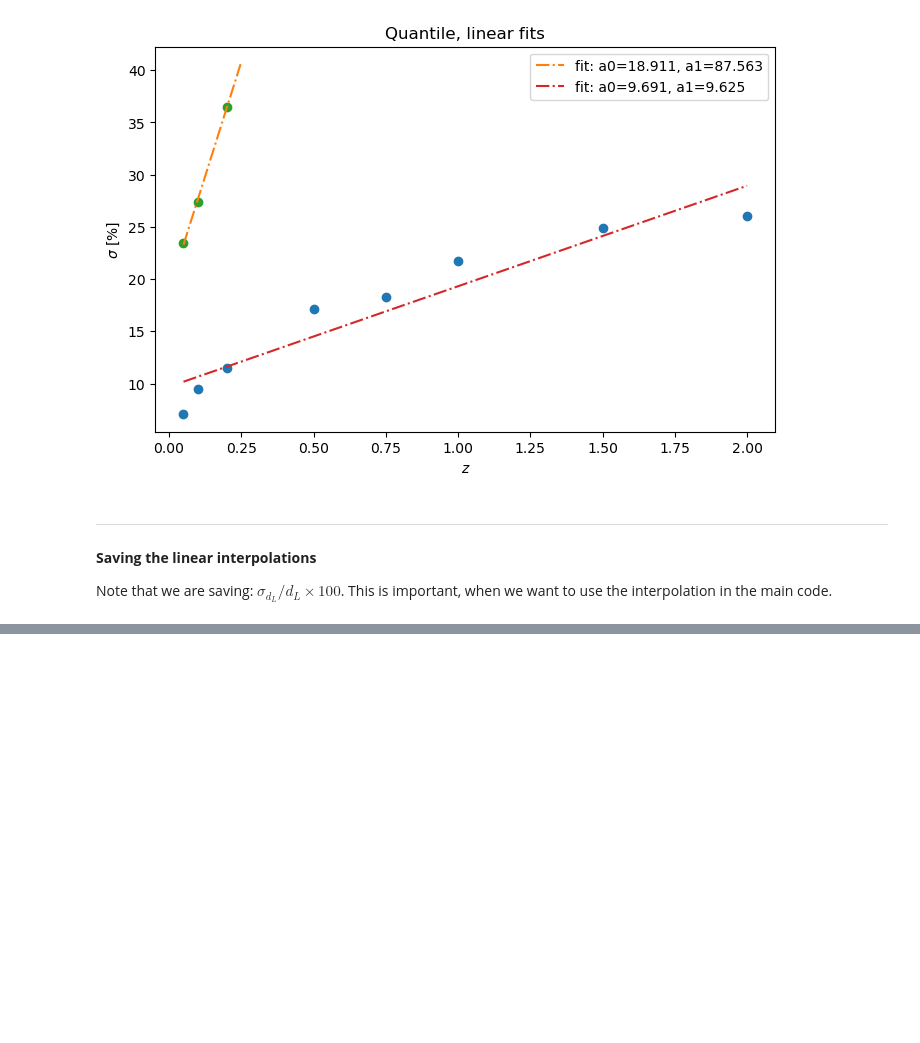
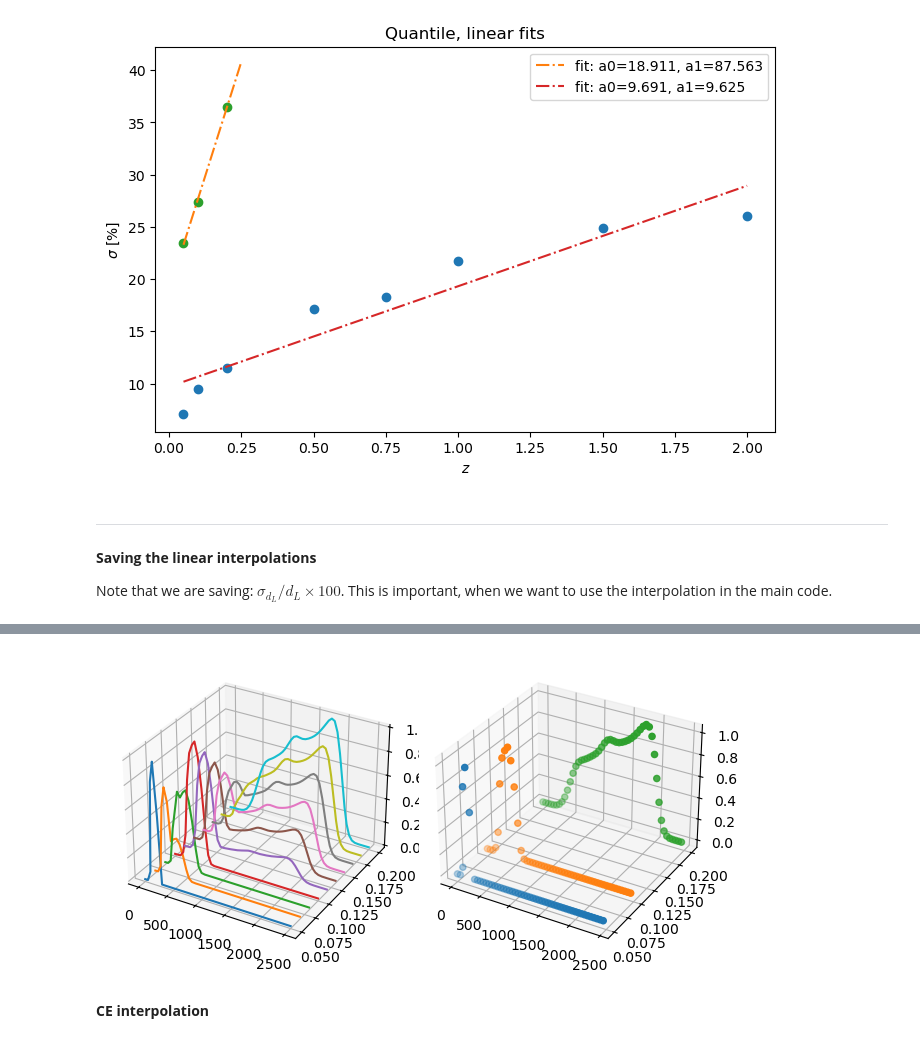
Before and after one commit to MariosNT/FRB_GW_association_cosmo, a Jupyter notebook: Notebooks/Realistic_sources/NSBH_GWs_inspect_runs.ipynb, the cells around one changed output, grey strips where cells are left out. Drawn from its saved outputs; the diff is of its cells as text; code cells hidden in the pictures; blank space fills up the shorter version.

```diff
--- a/Notebooks/Realistic_sources/NSBH_GWs_inspect_runs.ipynb
+++ b/Notebooks/Realistic_sources/NSBH_GWs_inspect_runs.ipynb
@@ -388,0 +446,37 @@ np.savez('quantile_linear_interpolations.npz', LVK_interpolation = popt_lin_LVK,
+# %%
+x, y = dL_range[::Step_size], z_LVK_range
+# %%
+dL_points_norm = dL_points/(np.max(dL_points, axis=1).reshape(len(z_LVK_range), 1))
+# %%
+interp = RegularGridInterpolator((x, y), dL_points_norm.T,
+                                 bounds_error=False, method='linear', fill_value=None)
+# %%
+xx = dL_range
+yy = np.linspace(np.min(z_LVK_range), np.max(z_LVK_range), 10)
+X, Y = np.meshgrid(xx, yy, indexing='ij')
+# %%
+fig = plt.figure()
+
+ax1 = fig.add_subplot(1, 2, 1, projection='3d')
+ax2 = fig.add_subplot(1, 2, 2, projection='3d')
+
+# ax.scatter(xg.ravel(), yg.ravel(), data.ravel(),
+#            s=60, c='k', label='data')
+
+for idx, z_yy in enumerate(yy):
+    ax1.plot(dL_range, np.repeat(z_yy, repeats=len(dL_range)), interp((X, Y))[:, idx])
+
+for idx, z_LVK in enumerate(z_LVK_range):
+    ax2.scatter(dL_range[::Step_size], np.repeat(z_LVK, repeats=len(dL_range[::Step_size])),\
+               dL_points[idx,:]/np.max(dL_points[idx,:]))
+
+# # ground truth
+# ax.plot_wireframe(X, Y, ff(X, Y), rstride=3, cstride=3,
+#                   alpha=0.4, label='ground truth')
+# plt.legend()
+plt.tight_layout()
+plt.show()
+# %% [output]
+[figure, added]
+# %% [markdown]
+**CE interpolation**
```
Also changed, not shown: parts of 16 cells of this notebook, 3 other files.
